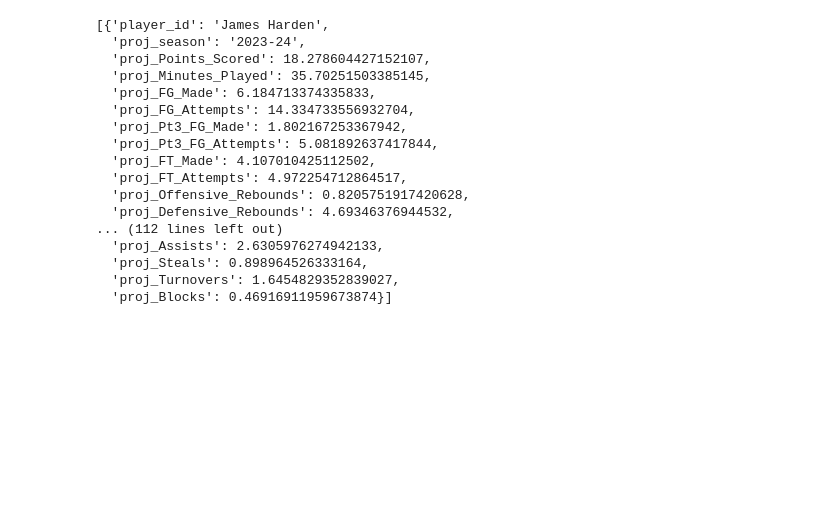
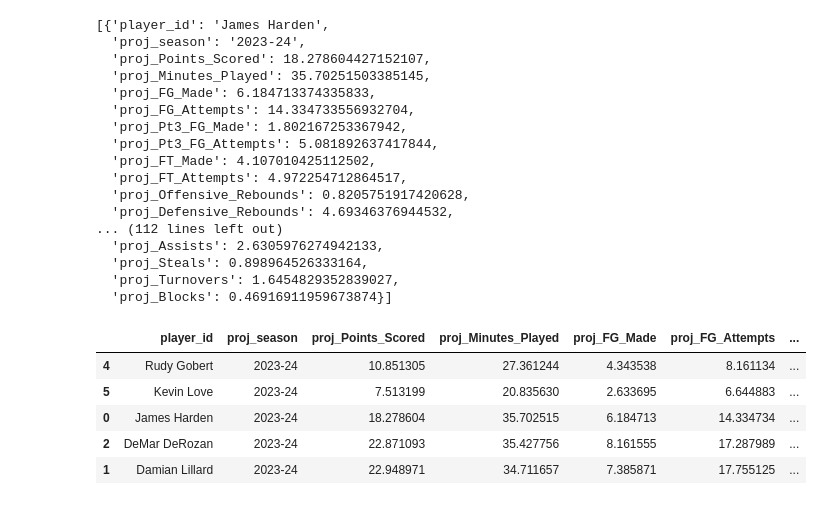
Before and after one commit to onat-the-wanderer/Knn-NBA-Fantasy-Model, a Jupyter notebook: Untitled.ipynb, the cells around one changed output. Drawn from its saved outputs; the diff is of its cells as text; code cells hidden in the pictures; blank space fills up the shorter version.

```diff
--- a/Untitled.ipynb
+++ b/Untitled.ipynb
@@ -1223,3 +1223,14 @@ final_projections
   'proj_Steals': 0.898964526333164,
   'proj_Turnovers': 1.6454829352839027,
   'proj_Blocks': 0.46916911959673874}]
+# %%
+test_projections = pd.DataFrame(final_projections)
+# %%
+test_projections.sample(5)
+# %% [output]
+|  | player_id | proj_season | proj_Points_Scored | proj_Minutes_Played | proj_FG_Made | proj_FG_Attempts | ... |
+| 4 | Rudy Gobert | 2023-24 | 10.851305 | 27.361244 | 4.343538 | 8.161134 | ... |
+| 5 | Kevin Love | 2023-24 | 7.513199 | 20.835630 | 2.633695 | 6.644883 | ... |
+| 0 | James Harden | 2023-24 | 18.278604 | 35.702515 | 6.184713 | 14.334734 | ... |
+| 2 | DeMar DeRozan | 2023-24 | 22.871093 | 35.427756 | 8.161555 | 17.287989 | ... |
+| 1 | Damian Lillard | 2023-24 | 22.948971 | 34.711657 | 7.385871 | 17.755125 | ... |
```
Also changed, not shown: parts of 3 cells of this notebook.
